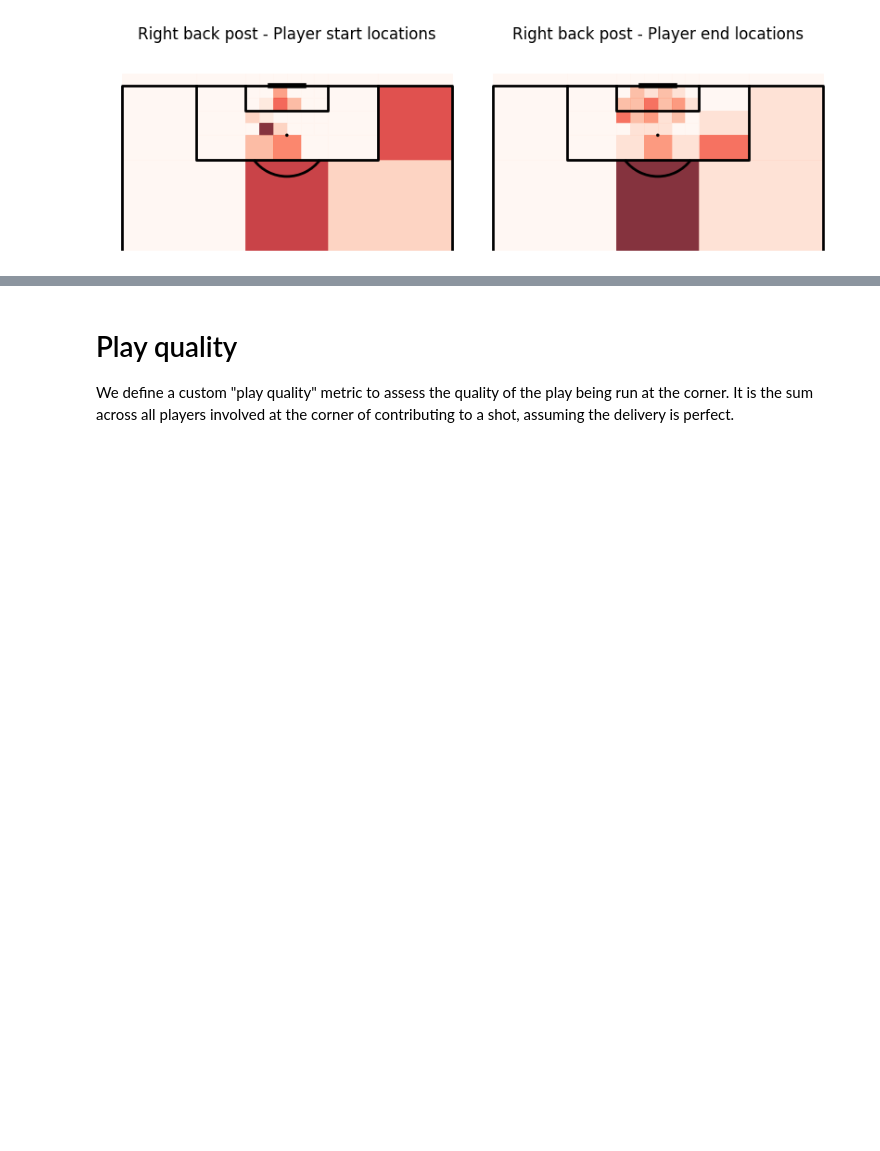
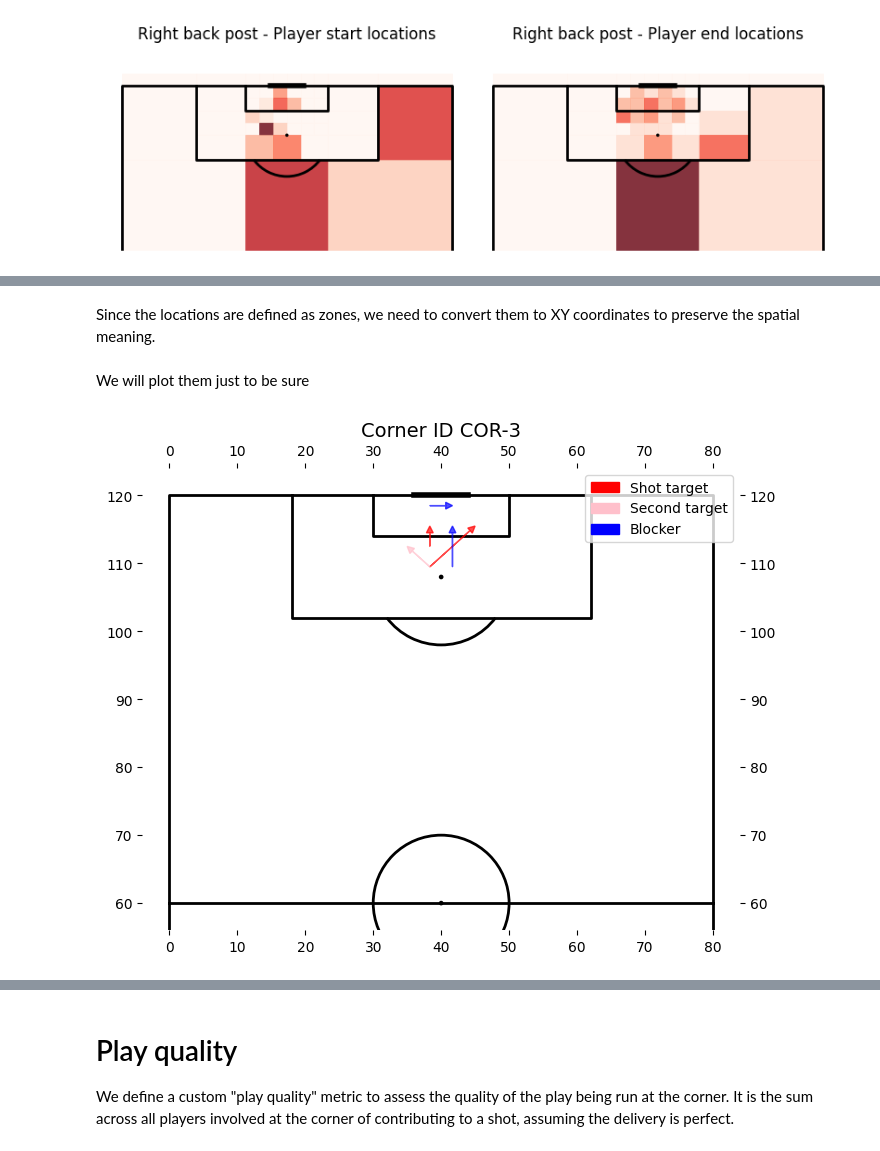
Before and after one commit to gsheir/arsenal_corners, a Jupyter notebook: corner_analysis.ipynb, the cells around one changed output, grey strips where cells are left out. Drawn from its saved outputs; the diff is of its cells as text; code cells hidden in the pictures; blank space fills up the shorter version.

```diff
--- a/corner_analysis.ipynb
+++ b/corner_analysis.ipynb
@@ -386,10 +360,10 @@ def plot_start_end_by_role(corner_group_players, all_zones):
 
     return fig
 # %%
-for group in players["Corner group"].unique():
-    fig = plot_start_end_by_role(
-        players[players["Corner group"] == group], all_zones
-    )
-    plt.show()
+
+fig = plot_start_end_by_role(
+    players[players["Corner group"] == "Left front post"], all_zones
+)
+plt.show()
 # %% [output]
 [figure]
@@ -398,0 +395,7 @@ for group in players["Corner group"].unique():
+# %%
+player_paths = player_paths[player_paths["Role"] != "Mop up"]
+player_paths["Role"] = player_paths["Role"].replace(
+    {"Pass target": "Shot target", "Decoy": "Secondary target"}
+)
+player_paths = player_paths.groupby("Corner ID").filter(lambda x: len(x) == 5)
+player_paths
@@ -398,0 +416,17 @@ for group in players["Corner group"].unique():
+# %% [markdown]
+Since the locations are defined as zones, we need to convert them to XY coordinates to preserve the spatial meaning.
+# %%
+player_paths["start_x"] = player_paths["Start location"].map(
+    dict(zip(all_zones["zone"], (all_zones["x0"] + all_zones["x1"]) / 2))
+)
+player_paths["start_y"] = player_paths["Start location"].map(
+    dict(zip(all_zones["zone"], (all_zones["y0"] + all_zones["y1"]) / 2))
+)
+player_paths["end_x"] = player_paths["End location"].map(
+    dict(zip(all_zones["zone"], (all_zones["x0"] + all_zones["x1"]) / 2))
+)
+player_paths["end_y"] = player_paths["End location"].map(
+    dict(zip(all_zones["zone"], (all_zones["y0"] + all_zones["y1"]) / 2))
+)
+# %% [markdown]
+We will plot them just to be sure
@@ -398,0 +475,9 @@ for group in players["Corner group"].unique():
+# %%
+# Plot the player paths for the same sample corner to verify mirroring is correct
+sample_corner_id = player_paths[player_paths["Side"] == "Right"]["Corner ID"].iloc[0]
+sample_paths = player_paths[player_paths["Corner ID"] == sample_corner_id]
+fig = plot_corner_paths(
+    sample_paths, title=f"Corner ID {sample_corner_id}"
+)
+# %% [output]
+[figure, added]
```
Also changed, not shown: parts of 24 cells of this notebook, 2 other files.
